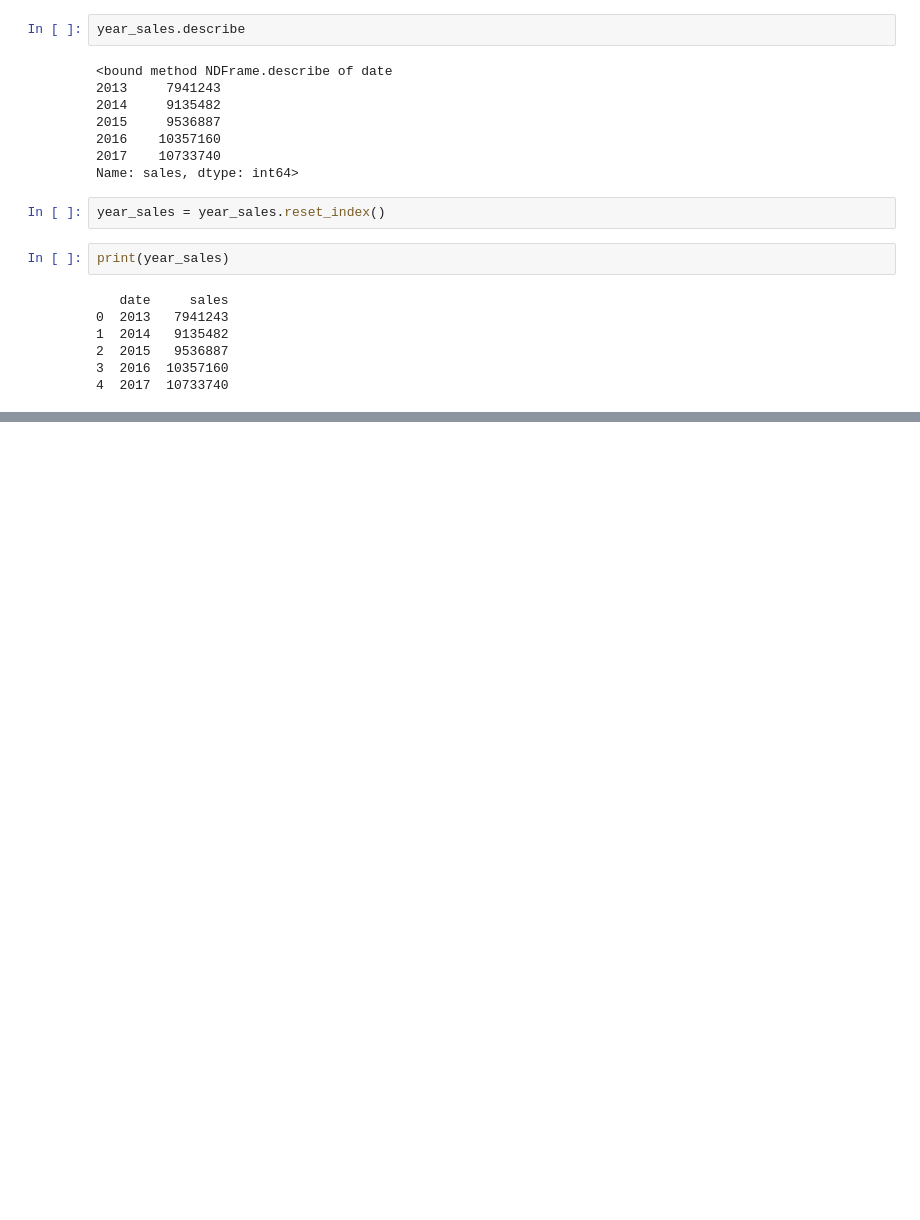
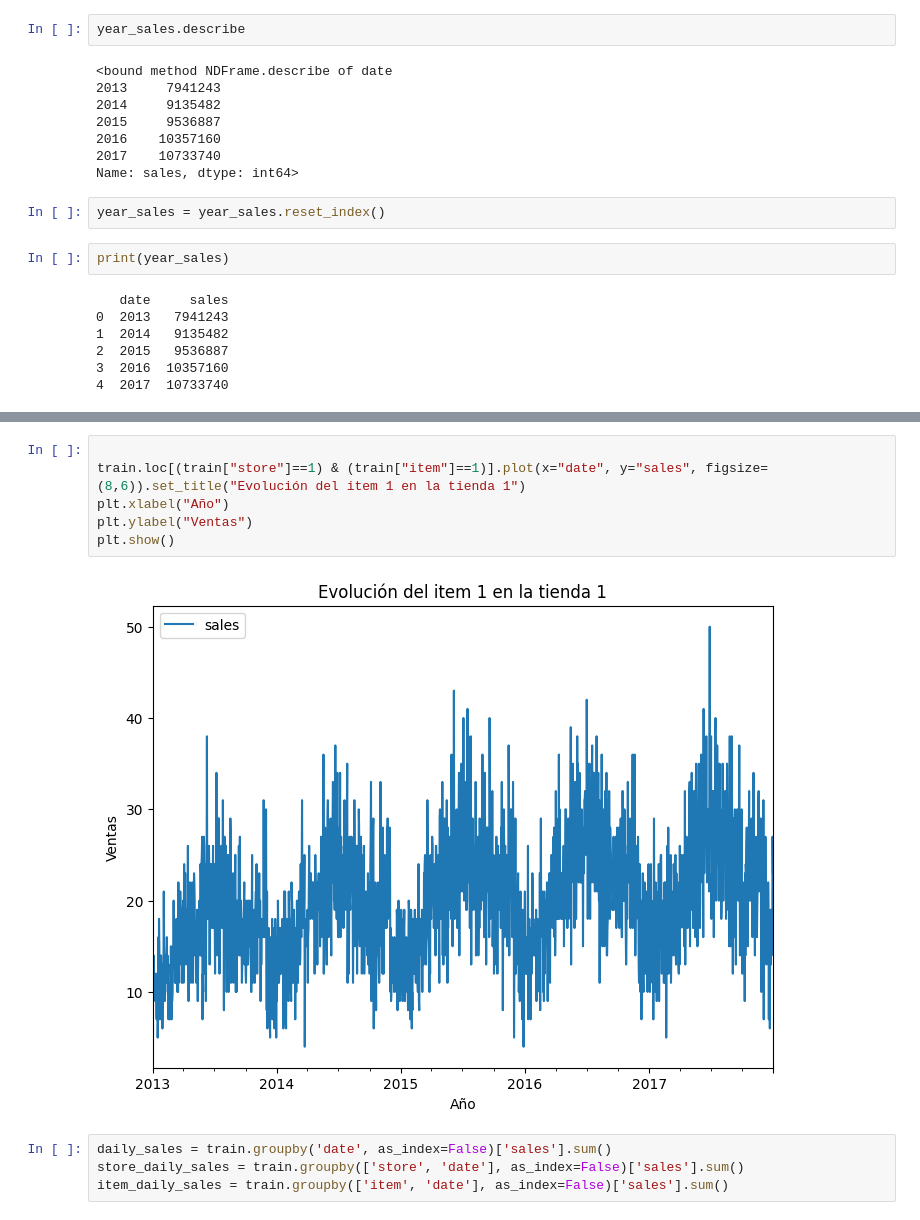
Before and after one commit to where-are-the-avocados/Data-Analysis, a Jupyter notebook: project_n1.ipynb, the cells around one changed output, grey strips where cells are left out. Drawn from its saved outputs; the diff is of its cells as text; blank space fills up the shorter version.

```diff
--- a/project_n1.ipynb
+++ b/project_n1.ipynb
@@ -354,0 +412,12 @@ plt.gca().set_yticklabels(["{:,.0f}".format(x) for x in current_values])
+# %%
+
+train.loc[(train["store"]==1) & (train["item"]==1)].plot(x="date", y="sales", figsize=(8,6)).set_title("Evolución del item 1 en la tienda 1")
+plt.xlabel("Año")
+plt.ylabel("Ventas")
+plt.show()
+# %% [output]
+[figure, added]
+# %%
+daily_sales = train.groupby('date', as_index=False)['sales'].sum()
+store_daily_sales = train.groupby(['store', 'date'], as_index=False)['sales'].sum()
+item_daily_sales = train.groupby(['item', 'date'], as_index=False)['sales'].sum()
```
Also changed, not shown: parts of 8 cells of this notebook.
